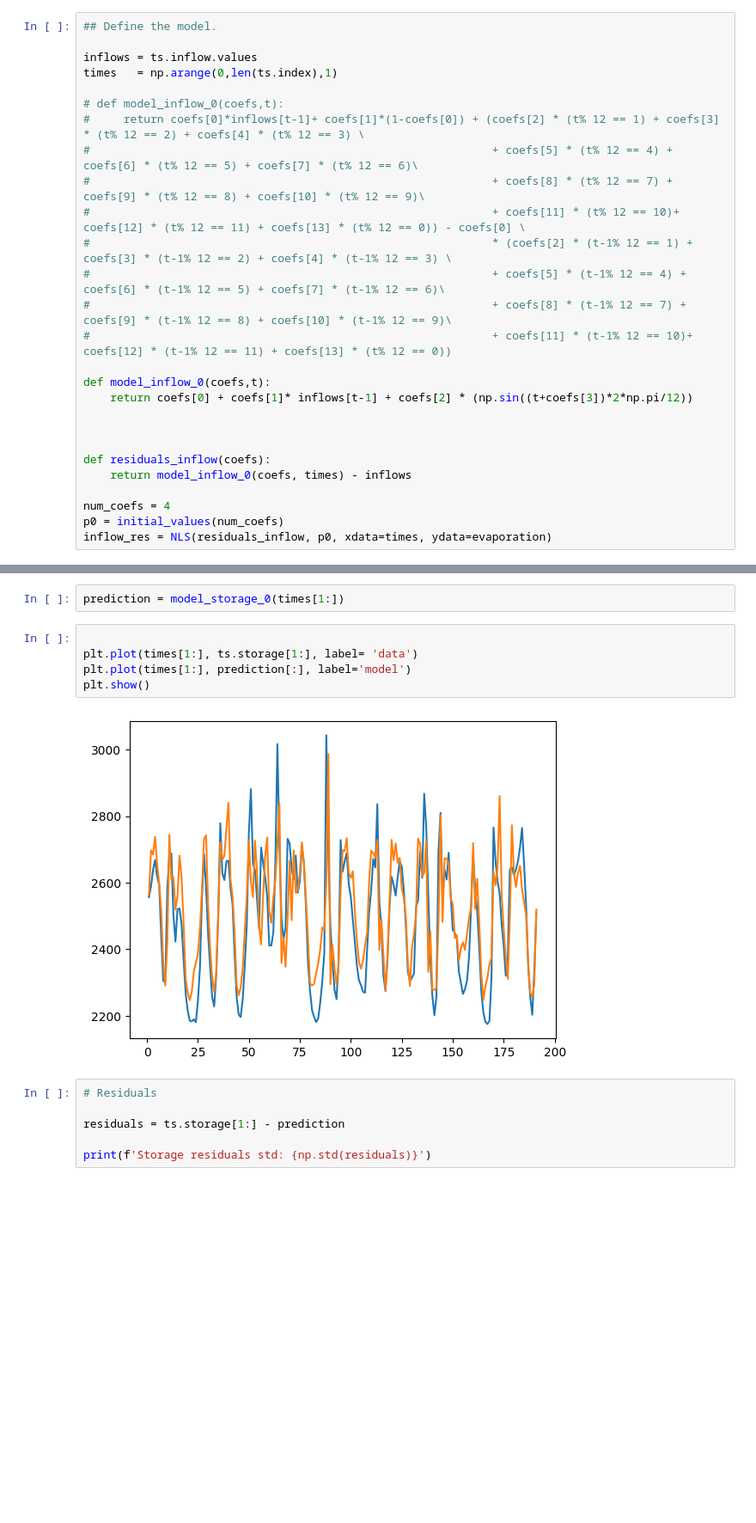
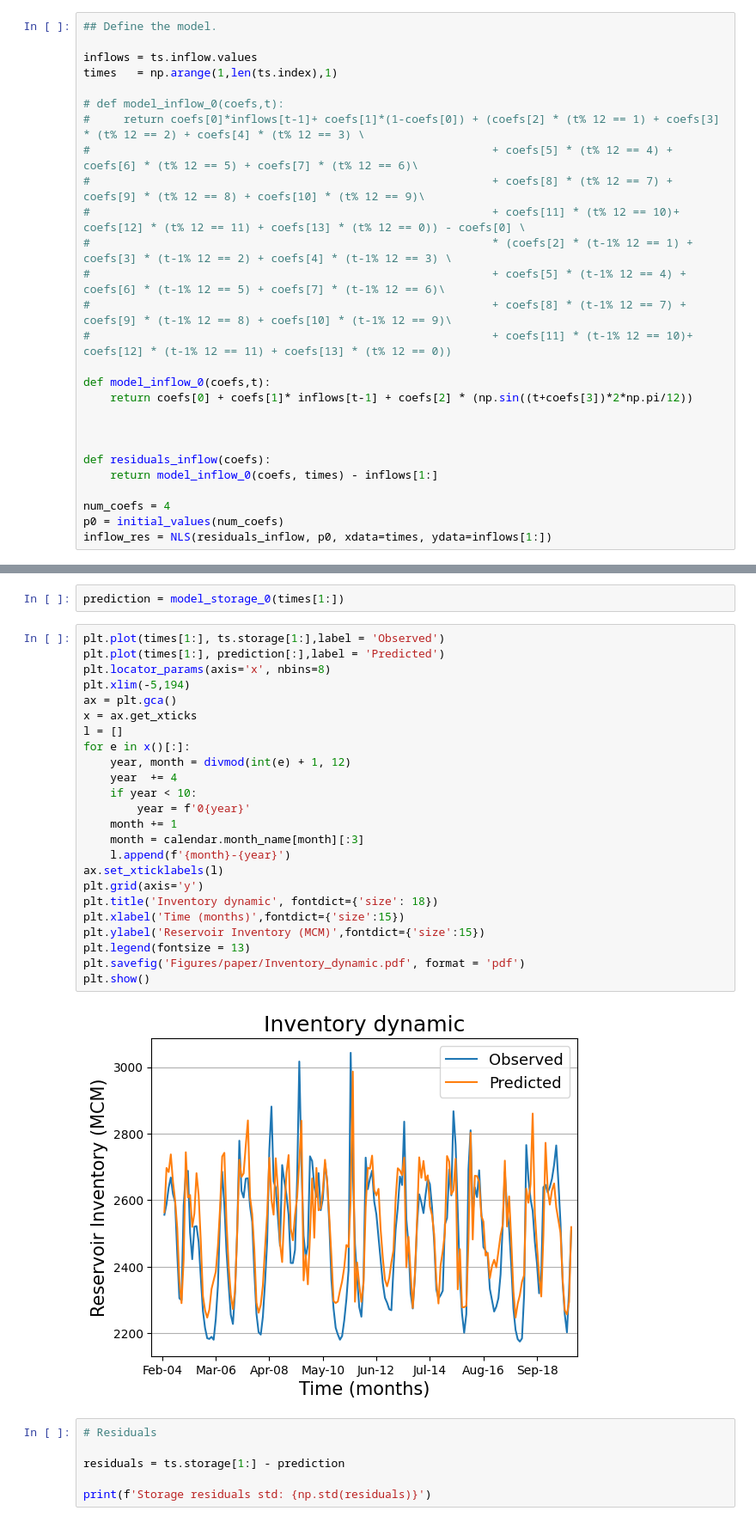
Before and after one commit to igseg/reservoir, a Jupyter notebook: Final_models_data.ipynb, the cells around one changed output, grey strips where cells are left out. Shown at 86% size. Drawn from its saved outputs; the diff is of its cells as text; blank space fills up the shorter version.

```diff
--- a/Final_models_data.ipynb
+++ b/Final_models_data.ipynb
@@ -198,7 +265,7 @@ Evaporation residuals std: 0.24494001332739698
 ## Define the model.
 
 inflows = ts.inflow.values
-times   = np.arange(0,len(ts.index),1)
+times   = np.arange(1,len(ts.index),1)
 
 # def model_inflow_0(coefs,t):
 #     return coefs[0]*inflows[t-1]+ coefs[1]*(1-coefs[0]) + (coefs[2] * (t% 12 == 1) + coefs[3] * (t% 12 == 2) + coefs[4] * (t% 12 == 3) \
@@ -216,11 +283,11 @@ def model_inflow_0(coefs,t):
 
 
 def residuals_inflow(coefs):
-    return model_inflow_0(coefs, times) - inflows
+    return model_inflow_0(coefs, times) - inflows[1:]
 
 num_coefs = 4
 p0 = initial_values(num_coefs)
-inflow_res = NLS(residuals_inflow, p0, xdata=times, ydata=evaporation)
+inflow_res = NLS(residuals_inflow, p0, xdata=times, ydata=inflows[1:])
 # %%
 inflow_res.summary()
 # %% [output]
@@ -272,12 +339,31 @@ def model_storage_0(t):
 # %%
 prediction = model_storage_0(times[1:])
 # %%
-
-plt.plot(times[1:], ts.storage[1:], label= 'data')
-plt.plot(times[1:], prediction[:], label='model')
+plt.plot(times[1:], ts.storage[1:],label = 'Observed')
+plt.plot(times[1:], prediction[:],label = 'Predicted')
+plt.locator_params(axis='x', nbins=8)
+plt.xlim(-5,194)
+ax = plt.gca()
+x = ax.get_xticks
+l = []
+for e in x()[:]:
+    year, month = divmod(int(e) + 1, 12)
+    year  += 4
+    if year < 10:
+        year = f'0{year}'
+    month += 1
+    month = calendar.month_name[month][:3]
+    l.append(f'{month}-{year}')
+ax.set_xticklabels(l)
+plt.grid(axis='y')
+plt.title('Inventory dynamic', fontdict={'size': 18})
+plt.xlabel('Time (months)',fontdict={'size':15})
+plt.ylabel('Reservoir Inventory (MCM)',fontdict={'size':15})
+plt.legend(fontsize = 13)
+plt.savefig('Figures/paper/Inventory_dynamic.pdf', format = 'pdf')
 plt.show()
 # %% [output]
-[figure, old version]
+[figure, new version]
 # %%
 # Residuals
 
```
Also changed, not shown: parts of 28 cells of this notebook, 2 other files.
